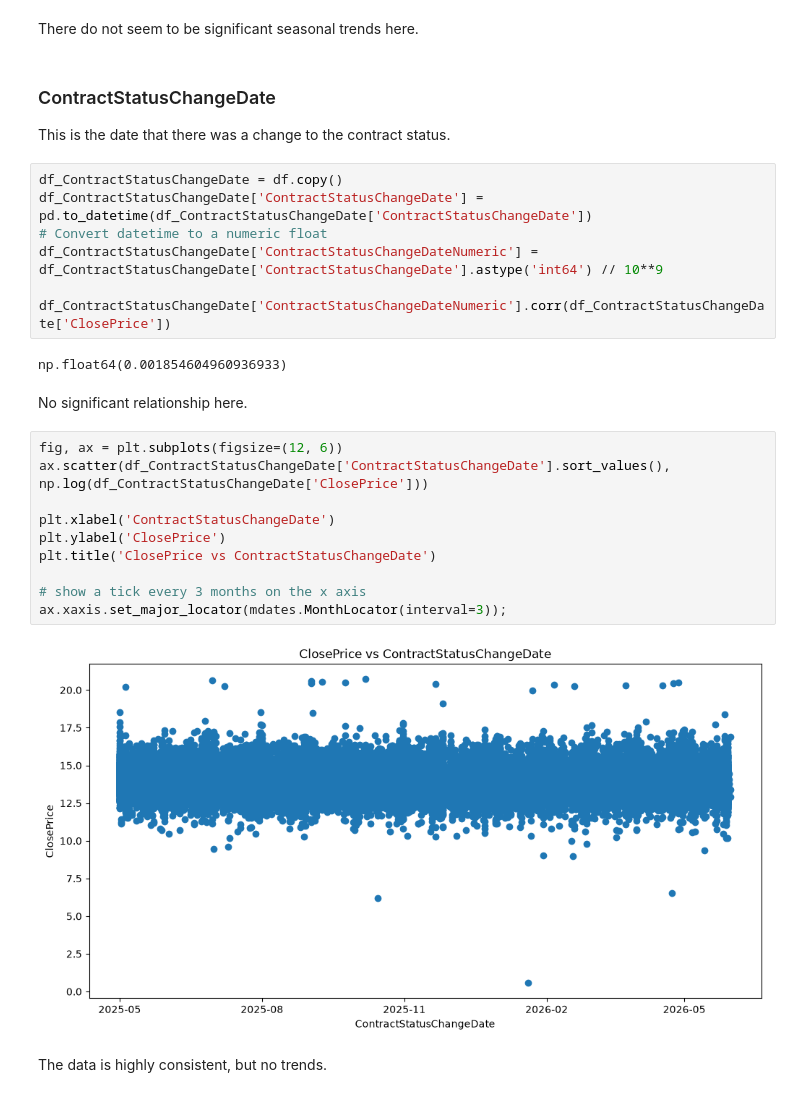
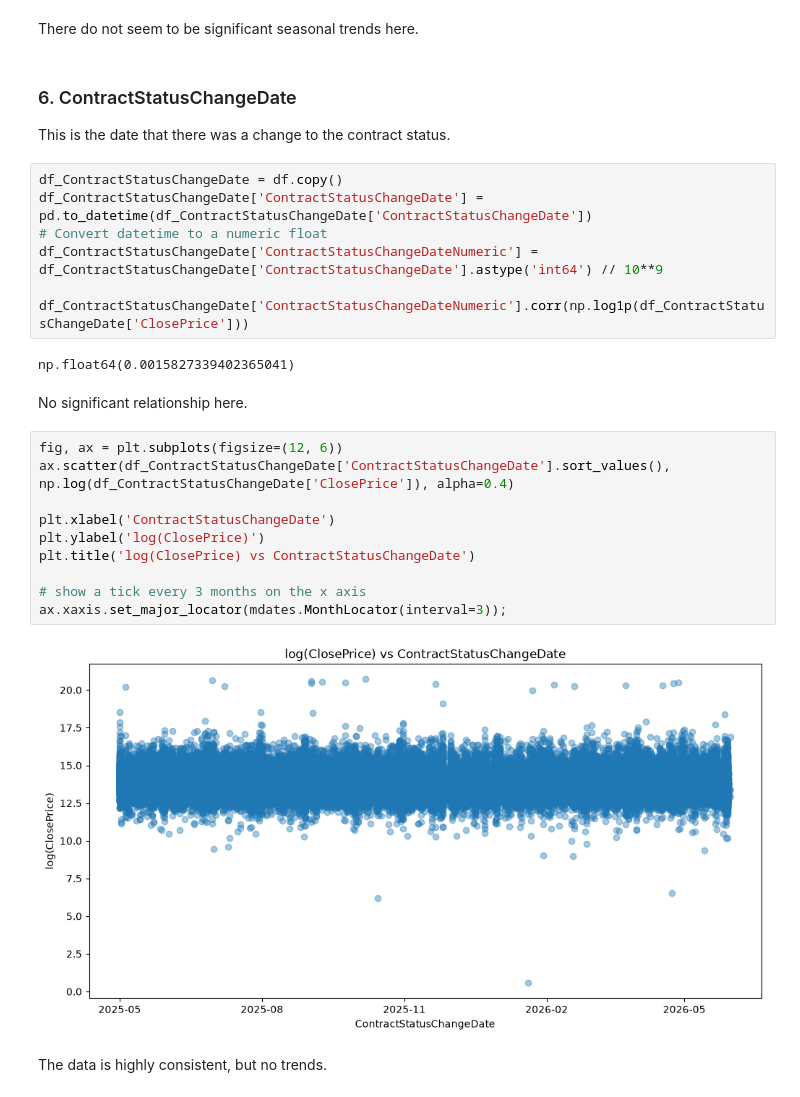
Before and after one commit to alisannec/idx-exchange, a Jupyter notebook: 01_exploration.ipynb, the cells around one changed output. Saved outputs shown, nothing was run; the diff lists cells and outputs as text.

```diff
--- a/01_exploration.ipynb
+++ b/01_exploration.ipynb
@@ -142,7 +160,7 @@ plt.scatter(df_PurchaseContractDate['ListingContractMonth'].sort_values(), np.lo
 # %% [markdown]
 There do not seem to be significant seasonal trends here.
 # %% [markdown]
-### ContractStatusChangeDate
+### 6. ContractStatusChangeDate
 This is the date that there was a change to the contract status.
 # %%
 df_ContractStatusChangeDate = df.copy()
@@ -150,23 +168,23 @@ df_ContractStatusChangeDate['ContractStatusChangeDate'] = pd.to_datetime(df_Cont
 # Convert datetime to a numeric float
 df_ContractStatusChangeDate['ContractStatusChangeDateNumeric'] = df_ContractStatusChangeDate['ContractStatusChangeDate'].astype('int64') // 10**9
 
-df_ContractStatusChangeDate['ContractStatusChangeDateNumeric'].corr(df_ContractStatusChangeDate['ClosePrice'])
+df_ContractStatusChangeDate['ContractStatusChangeDateNumeric'].corr(np.log1p(df_ContractStatusChangeDate['ClosePrice']))
 # %% [output]
-np.float64(0.001854604960936933)
+np.float64(0.0015827339402365041)
 # %% [markdown]
 No significant relationship here.
 # %%
 fig, ax = plt.subplots(figsize=(12, 6))
-ax.scatter(df_ContractStatusChangeDate['ContractStatusChangeDate'].sort_values(), np.log(df_ContractStatusChangeDate['ClosePrice']))
+ax.scatter(df_ContractStatusChangeDate['ContractStatusChangeDate'].sort_values(), np.log(df_ContractStatusChangeDate['ClosePrice']), alpha=0.4)
 
 plt.xlabel('ContractStatusChangeDate')
-plt.ylabel('ClosePrice')
-plt.title('ClosePrice vs ContractStatusChangeDate')
+plt.ylabel('log(ClosePrice)')
+plt.title('log(ClosePrice) vs ContractStatusChangeDate')
 
 # show a tick every 3 months on the x axis
 ax.xaxis.set_major_locator(mdates.MonthLocator(interval=3));
 # %% [output]
-[figure, old version]
+[figure, new version]
 # %% [markdown]
 The data is highly consistent, but no trends.
 # %%
```
Also changed, not shown: parts of 34 cells of this notebook.
